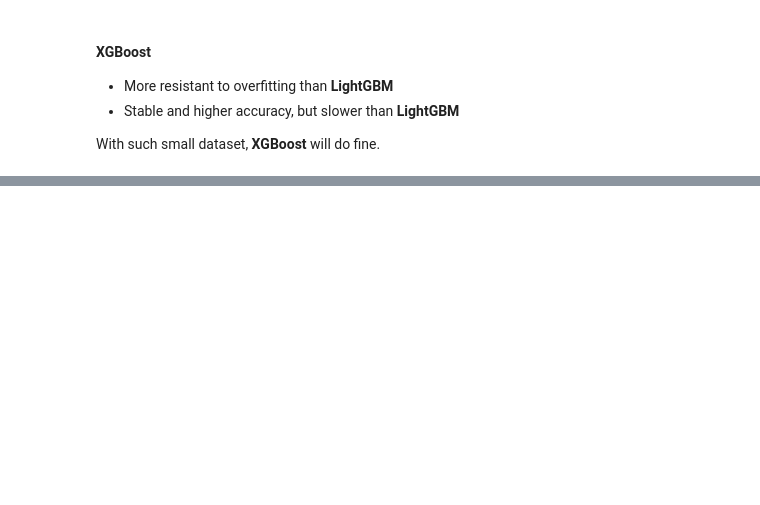
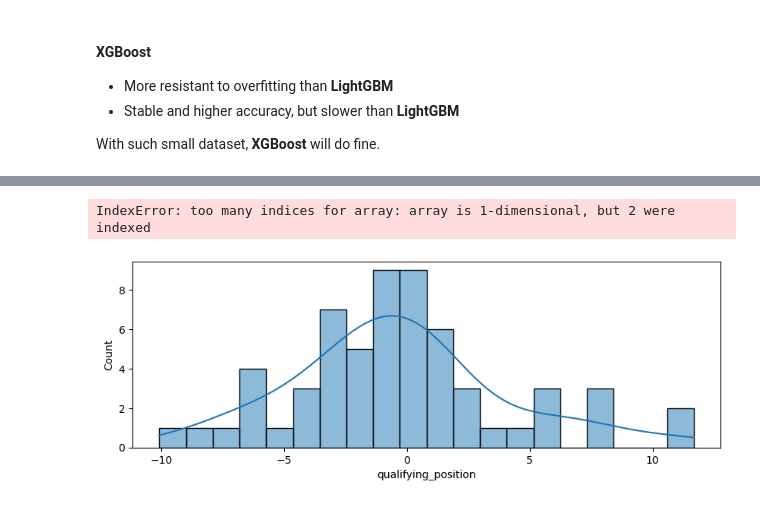
Before and after one commit to otola03/Kaggle_Studies, a Jupyter notebook: f1_analysis/f1_data_stat_project.ipynb, the cells around one changed output, grey strips where cells are left out. Saved outputs shown, nothing was run; the diff lists cells and outputs as text; code cells hidden in the pictures; blank space fills up the shorter version.

Commit message:
some xgboost

```diff
--- a/f1_analysis/f1_data_stat_project.ipynb
+++ b/f1_analysis/f1_data_stat_project.ipynb
@@ -870,3 +994,16 @@ This shows the error distribution.
 With such small dataset, **XGBoost** will do fine.
 # %%
 # XGBoost
+from xgboost import XGBRegressor, plot_importance
+xgb = XGBRegressor(objective='reg:absoluteerror', random_state=99)
+
+# fit the model
+xgb.fit(X_train, y_train)
+
+# prediction
+y_pred_xgb = xgb.predict(X_test)
+
+# result table
+xgb_result = make_table('XGBRegressor', y_test, y_pred_xgb)
+all_result = pd.concat([all_result, xgb_result], ignore_index=True)
+all_result
@@ -872,0 +1023,29 @@ With such small dataset, **XGBoost** will do fine.
+# %%
+# error distribution
+errors_xgb = y_test - y_pred_xgb
+
+# plot graphs
+# for unequal subplot layout
+from matplotlib.gridspec import GridSpec
+
+fig = plt.figure(figsize=(10, 7))
+
+# define gridspec: 2rows, 2cols
+gs = GridSpec(2, 2, figure=fig)
+
+ax1 = fig.add_subplot(gs[0, :])
+sns.histplot(errors_xgb, bins=20, kde=True, ax=ax1)
+axes[0, 0].set_title('Error distribution')
+axes[0, 0].set_xlabel('error (actual pos - predicted pos)')
+axes[0, 0].set_ylabel('frequency')
+
+ax2 = fig.add_subplot(gs[1, 0])
+plot_importance(xgb, ax=ax2, importance_type='gain', title='XGBoost Feature Importance (Gain)')
+ax3 = fig.add_subplot(gs[1, 1])
+plot_importance(xgb, ax=ax3, importance_type='weight', title='XGBoost Feature Importance (Weight)')
+
+plt.tight_layout()
+plt.show()
+# %% [output]
+IndexError: too many indices for array: array is 1-dimensional, but 2 were indexed
+[figure, added]
```
Also changed, not shown: parts of 25 cells of this notebook.
